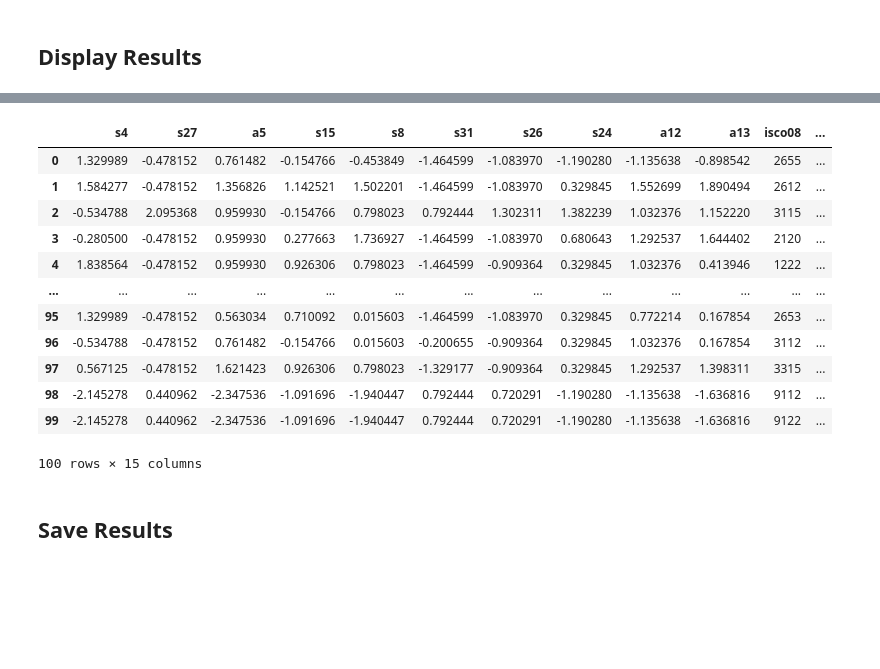
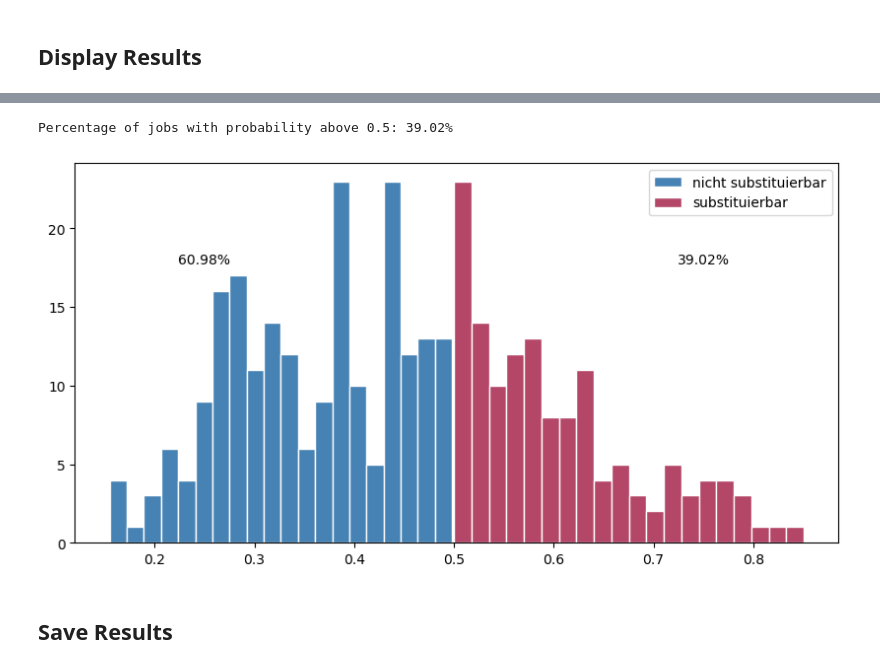
Before and after one commit to joergjan/bachelorarbeit, a Jupyter notebook: 07_calculate_probabilty.ipynb, the cells around one changed output, grey strips where cells are left out. Saved outputs shown, nothing was run; the diff lists cells and outputs as text; code cells hidden in the pictures; blank space fills up the shorter version.

```diff
--- a/07_calculate_probabilty.ipynb
+++ b/07_calculate_probabilty.ipynb
@@ -174,16 +174,47 @@ Number of jobs with probability above 0.7: 32
-# %%
-df_swiss_jobs_scaled.head(100)
-# %% [output]
-|  | s4 | s27 | a5 | s15 | s8 | s31 | s26 | s24 | a12 | a13 | isco08 | ... |
-| 0 | 1.329989 | -0.478152 | 0.761482 | -0.154766 | -0.453849 | -1.464599 | -1.083970 | -1.190280 | -1.135638 | -0.898542 | 2655 | ... |
-| 1 | 1.584277 | -0.478152 | 1.356826 | 1.142521 | 1.502201 | -1.464599 | -1.083970 | 0.329845 | 1.552699 | 1.890494 | 2612 | ... |
-| 2 | -0.534788 | 2.095368 | 0.959930 | -0.154766 | 0.798023 | 0.792444 | 1.302311 | 1.382239 | 1.032376 | 1.152220 | 3115 | ... |
-| 3 | -0.280500 | -0.478152 | 0.959930 | 0.277663 | 1.736927 | -1.464599 | -1.083970 | 0.680643 | 1.292537 | 1.644402 | 2120 | ... |
-| 4 | 1.838564 | -0.478152 | 0.959930 | 0.926306 | 0.798023 | -1.464599 | -0.909364 | 0.329845 | 1.032376 | 0.413946 | 1222 | ... |
-| ... | ... | ... | ... | ... | ... | ... | ... | ... | ... | ... | ... | ... |
-| 95 | 1.329989 | -0.478152 | 0.563034 | 0.710092 | 0.015603 | -1.464599 | -1.083970 | 0.329845 | 0.772214 | 0.167854 | 2653 | ... |
-| 96 | -0.534788 | -0.478152 | 0.761482 | -0.154766 | 0.015603 | -0.200655 | -0.909364 | 0.329845 | 1.032376 | 0.167854 | 3112 | ... |
-| 97 | 0.567125 | -0.478152 | 1.621423 | 0.926306 | 0.798023 | -1.329177 | -0.909364 | 0.329845 | 1.292537 | 1.398311 | 3315 | ... |
-| 98 | -2.145278 | 0.440962 | -2.347536 | -1.091696 | -1.940447 | 0.792444 | 0.720291 | -1.190280 | -1.135638 | -1.636816 | 9112 | ... |
-| 99 | -2.145278 | 0.440962 | -2.347536 | -1.091696 | -1.940447 | 0.792444 | 0.720291 | -1.190280 | -1.135638 | -1.636816 | 9122 | ... |
-100 rows × 15 columns
+# %%
+# Percentage of jobs with probability above 0.5
+percentage_above_05 = (df_swiss_jobs_scaled['probability'] > 0.5).mean() * 100
+print(f"Percentage of jobs with probability above 0.5: {percentage_above_05:.2f}%")
+# %% [output]
+Percentage of jobs with probability above 0.5: 39.02%
+# %%
+# Get the values
+x = df_swiss_jobs_scaled["probability"].values
+
+# Create subsets for probabilities above and below 0.5
+x_below_05 = x[x <= 0.5]
+x_above_05 = x[x > 0.5]
+
+# Set the size of the plot
+plt.figure(figsize=(10, 5))
+
+# Calculate the histograms
+hist_below_05, bins_below_05 = np.histogram(x_below_05, bins=20)
+hist_above_05, bins_above_05 = np.histogram(x_above_05, bins=20)
+
+# Calculate the width and center of the bars
+width_below_05 = 1 * (bins_below_05[1] - bins_below_05[0])
+center_below_05 = (bins_below_05[:-1] + bins_below_05[1:]) / 2
+
+width_above_05 = 1 * (bins_above_05[1] - bins_above_05[0])
+center_above_05 = (bins_above_05[:-1] + bins_above_05[1:]) / 2
+
+# Plot the histograms
+plt.bar(center_below_05, hist_below_05, align='center', width=width_below_05, color='#4682B4', edgecolor='white', label='nicht substituierbar')
+plt.bar(center_above_05, hist_above_05, align='center', width=width_above_05, color='#B44668', edgecolor='white', label='substituierbar')
+
+# Calculate the percentages
+percentage_below_05 = len(x_below_05) / len(x) * 100
+percentage_above_05 = len(x_above_05) / len(x) * 100
+
+# Add the percentages to the plot
+plt.text(0.25, max(hist_below_05) - 5, f'{percentage_below_05:.2f}%', ha='center', va='center')
+plt.text(0.75, max(hist_above_05) - 5, f'{percentage_above_05:.2f}%', ha='center', va='center')
+
+# Add a legend
+plt.legend()
+
+# Show the plot
+plt.show()
+# %% [output]
+[figure, added]
```
Also changed, not shown: parts of 9 cells of this notebook, 4 other files.
